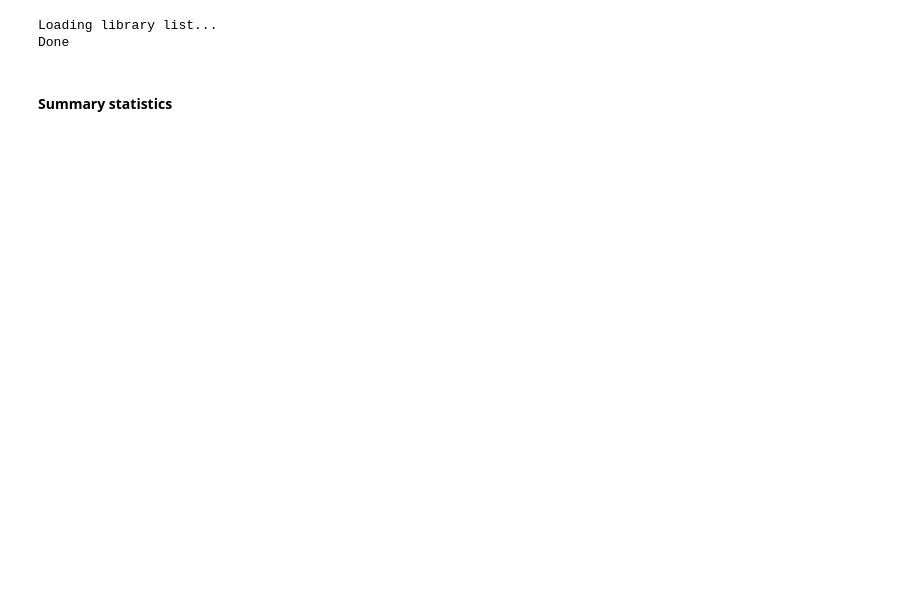
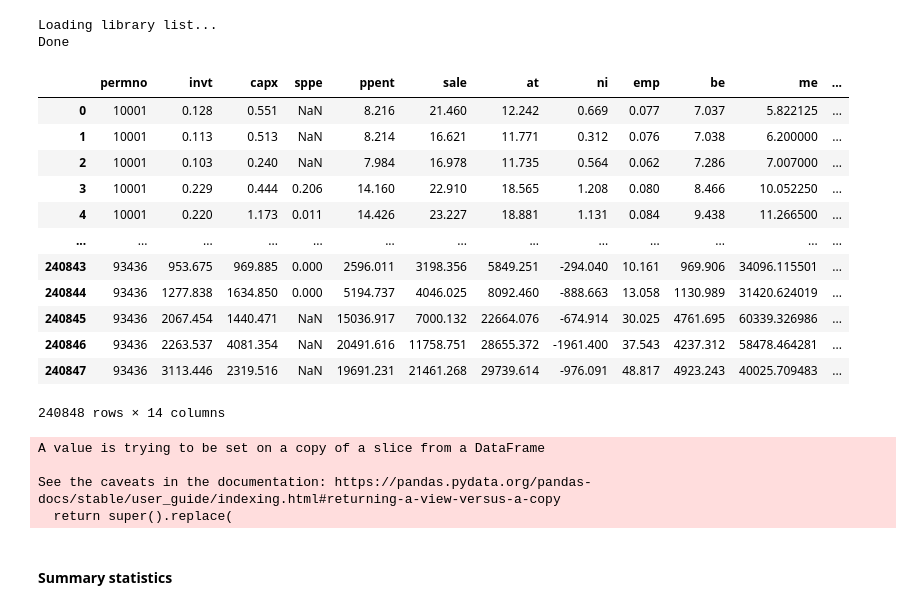
Before and after one commit to Wentworthliu123/Belo_Lin_2012RFS, a Jupyter notebook: Code/running.ipynb, the cells around one changed output. Cells and saved outputs as stored; diff of their text form; code cells hidden in the pictures; blank space fills up the shorter version.

```diff
--- a/Code/running.ipynb
+++ b/Code/running.ipynb
@@ -25,9 +25,8 @@ pd.set_option("display.max_columns", 50)
 ###################
 # note that in the comp.funda and similar tables, there is no sic but just sich, if one wants to access sic directly like from the web query, one can check the comp.names table
 conn=wrds.Connection()
-comp = conn.raw_sql("""
-                    select gvkey, datadate, at, pstkl, txditc,
-                    pstkrv, seq, pstk, capx, xrd, dltis, csho, cdvc, sale, ppent, invt, sppe, emp, ebit, sich as sic, cik
+comp = conn.raw_sql(f"""
+                    select gvkey, datadate, at, ni, pstkl, txditc, pstkrv, seq, pstk, capx, xrd, dltis, csho, cdvc, sale, ppent, invt, sppe, emp, ebit, sich as sic, cik
                     from comp.funda
                     where indfmt='INDL'
                     and datafmt='STD'
@@ -60,8 +59,8 @@ comp['be']=np.where(comp['be']>0, comp['be'], np.nan)
 comp=comp.sort_values(by=['gvkey','datadate'])
 comp['count']=comp.groupby(['gvkey']).cumcount()
 
-# drop rows with no be or sic
-comp = comp.dropna(subset=['be','at'])
+# drop rows with no be or ni
+comp = comp.dropna(subset=['be','at', 'ni'])
 
 # fill nan with zeros for mostly 'sic','cik'
 # although there are nan for r&d and cdvc, atm hold out for this operation
@@ -192,14 +191,14 @@ ccm=conn.raw_sql("""
 # if linkenddt is missing then set to today date
 ccm['linkenddt']=ccm['linkenddt'].fillna(pd.to_datetime('today'))
 
-ccm1=pd.merge(comp[['gvkey','datadate','year','be', 'count','capx', 'xrd', 'dltis', 'csho', 'cdvc', 'sale', 'ppent', 'invt', 'sppe', 'at', 'emp', 'ebit', 'sic','cik']],ccm,how='left',on=['gvkey'])
+ccm1=pd.merge(comp[['gvkey','datadate','year','be', 'count','capx', 'xrd', 'dltis', 'csho', 'cdvc', 'sale', 'ppent', 'invt', 'sppe', 'at','ni', 'emp', 'ebit', 'sic','cik']],ccm,how='left',on=['gvkey'])
 # this construction of jdate is just to facilitate the merge of me of june from next year to compustat data
 ccm1['yearend']=ccm1['datadate']+YearEnd(0)
 ccm1['jdate']=ccm1['yearend']+MonthEnd(6)
 
 # set link date bounds
 ccm2=ccm1[(ccm1['jdate']>=ccm1['linkdt'])&(ccm1['jdate']<=ccm1['linkenddt'])]
-ccm2=ccm2[['gvkey','permno','year','datadate','be', 'count','capx','jdate', 'xrd', 'dltis', 'csho', 'cdvc', 'sale', 'ppent', 'invt', 'sppe','at', 'emp', 'ebit', 'sic','cik']]
+ccm2=ccm2[['gvkey','permno','year','datadate','be', 'count','capx','jdate', 'xrd', 'dltis', 'csho', 'cdvc', 'sale', 'ppent', 'invt', 'sppe','at', 'ni', 'emp', 'ebit', 'sic','cik']]
 
 # link comp and crsp
 ccm_jun=pd.merge(crsp_jun, ccm2, how='inner', on=['permno', 'jdate'])
@@ -210,7 +209,7 @@ ccm_jun['beme']=ccm_jun['be']*1000/ccm_jun['dec_me']
 ccm_jun['sic']=np.where(ccm_jun['sic']>0, ccm_jun['sic'], ccm_jun['siccd'])
 # %%
 # Take from constructed annaul table
-belo_rep = ccm_jun[['permno', 'invt', 'capx', 'sppe', 'ppent', 'sale', 'at', 'be', 'me', 'jdate', 'beme', 'count']]
+belo_rep = ccm_jun[['permno', 'invt', 'capx', 'sppe', 'ppent', 'sale', 'at','ni', 'emp', 'be', 'me', 'jdate', 'beme', 'count']]
 belo_rep = belo_rep.sort_values(by=['permno','jdate'])
 # adjust for the unit
 belo_rep['me'] =  belo_rep['me']/1000
@@ -225,6 +224,22 @@ cpi = pd.read_csv('../Data/cpi.csv', parse_dates=['DATE'])
 cpi.DATE = cpi.DATE+MonthEnd(6+12)
 cpi = cpi.rename(columns={"DATE":'jdate','FPCPITOTLZGUSA':'cpi'})
 cpi.cpi = cpi.cpi/100+1
+# %%
+belo_rep
+# %% [output]
+|  | permno | invt | capx | sppe | ppent | sale | at | ni | emp | be | me | ... |
+| 0 | 10001 | 0.128 | 0.551 | NaN | 8.216 | 21.460 | 12.242 | 0.669 | 0.077 | 7.037 | 5.822125 | ... |
+| 1 | 10001 | 0.113 | 0.513 | NaN | 8.214 | 16.621 | 11.771 | 0.312 | 0.076 | 7.038 | 6.200000 | ... |
+| 2 | 10001 | 0.103 | 0.240 | NaN | 7.984 | 16.978 | 11.735 | 0.564 | 0.062 | 7.286 | 7.007000 | ... |
+| 3 | 10001 | 0.229 | 0.444 | 0.206 | 14.160 | 22.910 | 18.565 | 1.208 | 0.080 | 8.466 | 10.052250 | ... |
+| 4 | 10001 | 0.220 | 1.173 | 0.011 | 14.426 | 23.227 | 18.881 | 1.131 | 0.084 | 9.438 | 11.266500 | ... |
+| ... | ... | ... | ... | ... | ... | ... | ... | ... | ... | ... | ... | ... |
+| 240843 | 93436 | 953.675 | 969.885 | 0.000 | 2596.011 | 3198.356 | 5849.251 | -294.040 | 10.161 | 969.906 | 34096.115501 | ... |
+| 240844 | 93436 | 1277.838 | 1634.850 | 0.000 | 5194.737 | 4046.025 | 8092.460 | -888.663 | 13.058 | 1130.989 | 31420.624019 | ... |
+| 240845 | 93436 | 2067.454 | 1440.471 | NaN | 15036.917 | 7000.132 | 22664.076 | -674.914 | 30.025 | 4761.695 | 60339.326986 | ... |
+| 240846 | 93436 | 2263.537 | 4081.354 | NaN | 20491.616 | 11758.751 | 28655.372 | -1961.400 | 37.543 | 4237.312 | 58478.464281 | ... |
+| 240847 | 93436 | 3113.446 | 2319.516 | NaN | 19691.231 | 21461.268 | 29739.614 | -976.091 | 48.817 | 4923.243 | 40025.709483 | ... |
+240848 rows × 14 columns
 # %%
 # merge cpi with belo_rep
 belo_repm = pd.merge(belo_rep, cpi, on=['jdate'],  how='left')
@@ -250,21 +270,28 @@ belo_repm = belo_repm.dropna()
 belo_repm = belo_repm[belo_repm.groupby(['permno'])['count'].diff().fillna(1)==1]
 # %%
 # create coresponding variables:
-# hn: inventory investment rate in real term
+# ig: inventory investment rate in real term
+# hn: employment growth
 # ik: physical capital investment rate
-# sg: real sales growth
+# sg: real sales growth in real term
 # ns: inventory-to-sales ratio
-
+# roa: Return on assets
 # it's important to do groupby for the subtracted term
 
 
-belo_repm['hn'] = (belo_repm.invt/belo_repm.cpi-belo_repm.groupby(['permno']).invt.shift(1))/belo_repm.groupby(['permno']).invt.shift(1)
+belo_repm['ig'] = (belo_repm.invt/belo_repm.cpi-belo_repm.groupby(['permno']).invt.shift(1))/belo_repm.groupby(['permno']).invt.shift(1)
+# employment growth rate
+belo_repm['hn'] = (belo_repm.emp-belo_repm.groupby(['permno']).emp.shift(1))/(belo_repm.emp+belo_repm.groupby(['permno']).emp.shift(1))*2
 
 belo_repm['ik'] = (belo_repm['capx'] - belo_repm['sppe'])/belo_repm.groupby(['permno']).ppent.shift(1)
 
 belo_repm['sg'] = (belo_repm.sale/belo_repm.cpi-belo_repm.groupby(['permno']).sale.shift(1))/belo_repm.groupby(['permno']).sale.shift(1)
 
 belo_repm['ns'] = belo_repm.invt/belo_repm.sale
+
+belo_repm['roa'] = belo_repm.ni/belo_repm['at']
+
+
 
 belo_repm['k/me'] = belo_repm.ppent/belo_repm.me
 
@@ -273,6 +300,8 @@ belo_repm['lev'] = (belo_repm['at']-belo_repm.be)/(belo_repm['at']-belo_repm.be+
 belo_repm['bm'] = belo_repm.be/belo_repm.me
 
 belo_repm['size'] = np.log(belo_repm.me)
+
+
 
 belo_repm = belo_repm.dropna()
 # belo_repm = belo_repm.fillna(0)
@@ -284,6 +313,11 @@ belo_repm.replace([np.inf, -np.inf], 0, inplace=True)
 # wsrz = belo_repm[wsrz_var].clip(lower=belo_repm[wsrz_var].quantile(0.01), upper=belo_repm[wsrz_var].quantile(0.99), axis=1)
 # des = wsrz.groupby('permno')[['ik', 'hn', 'sg', 'ns']].std()
 # pd.DataFrame(des.mean()).unstack()
+# %% [output]
+A value is trying to be set on a copy of a slice from a DataFrame
+
+See the caveats in the documentation: https://pandas.pydata.org/pandas-docs/stable/user_guide/indexing.html#returning-a-view-versus-a-copy
+  return super().replace(
 # %% [markdown]
 #### Summary statistics
 # %%
```
Also changed, not shown: parts of 6 cells of this notebook, 2 other files.
